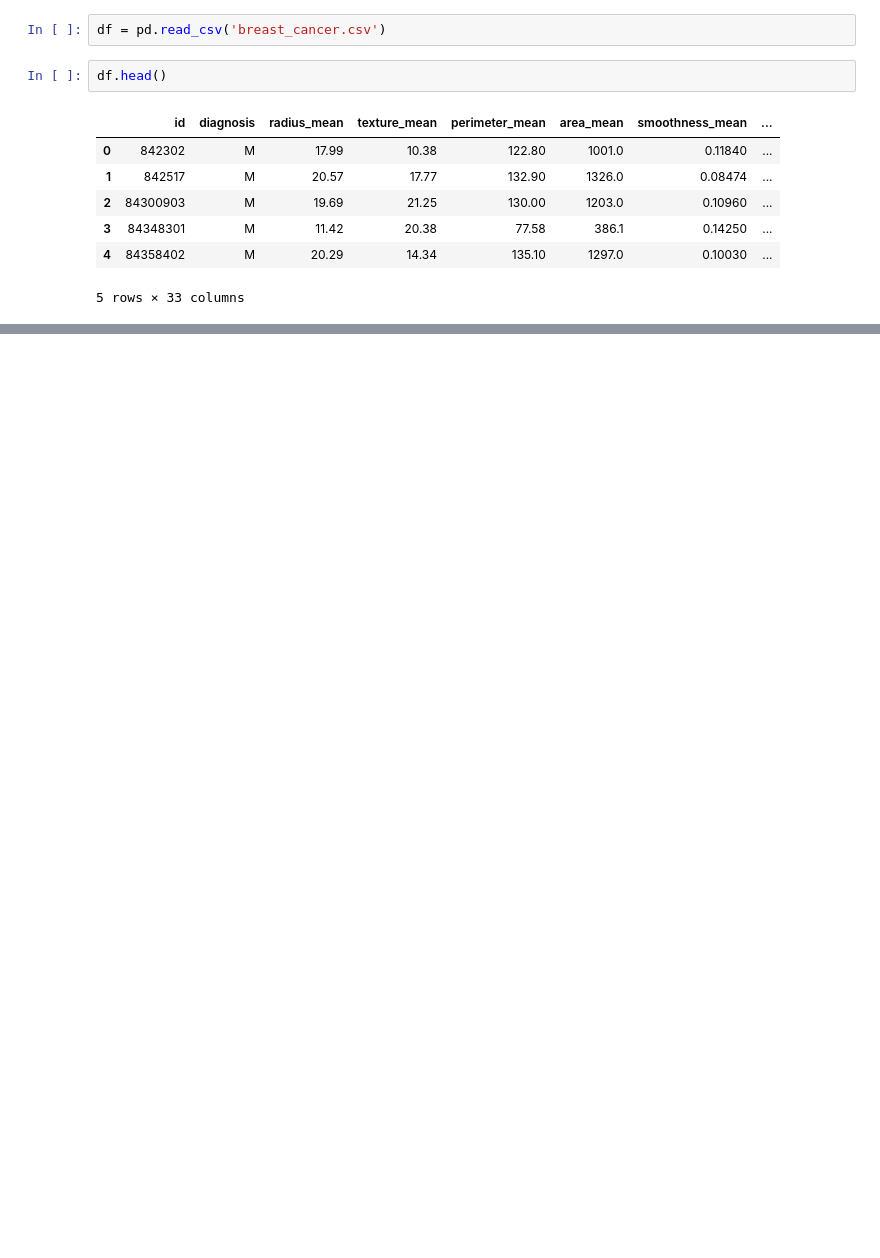
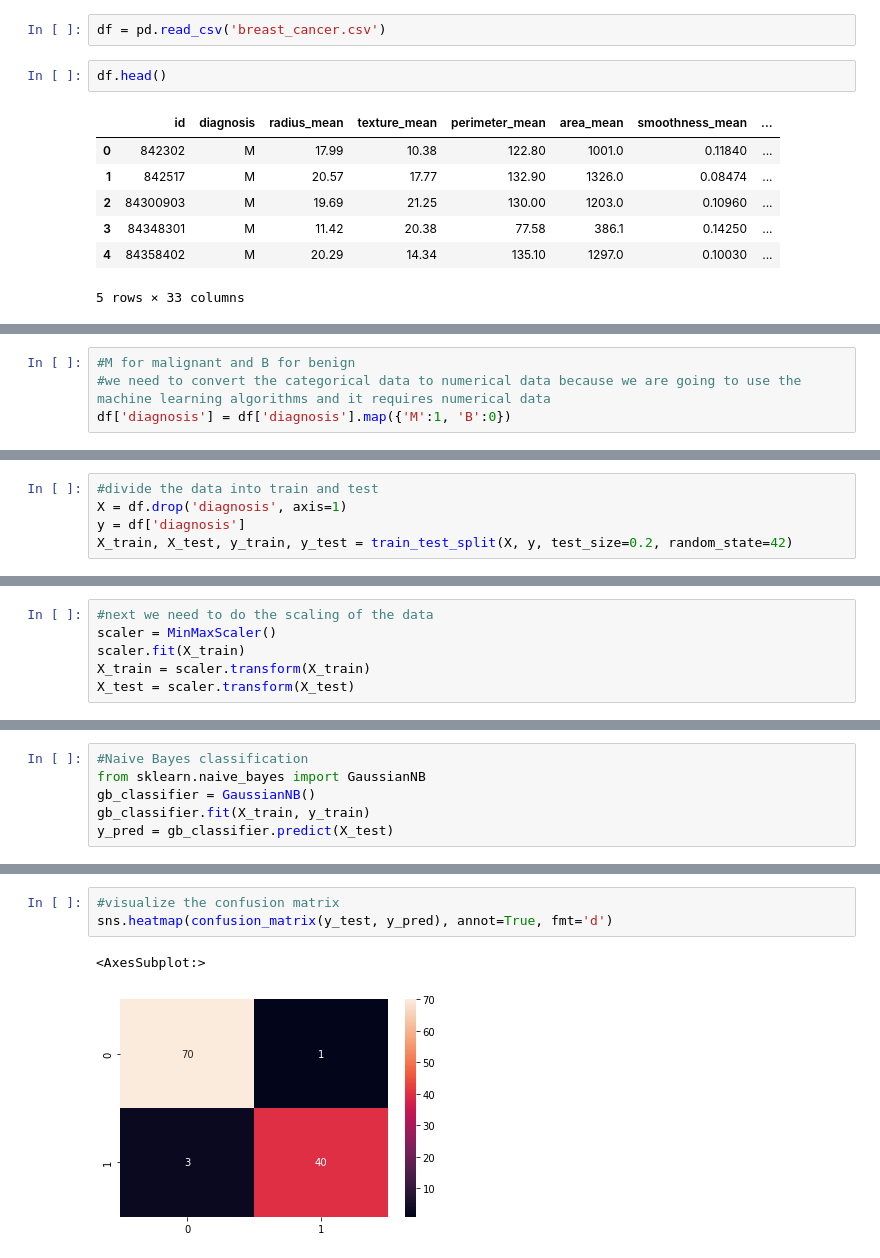
Before and after one commit to aliyusifov99/ml_course_utp, a Jupyter notebook: classification.ipynb, the cells around one changed output, grey strips where cells are left out. Cells and saved outputs as stored; diff of their text form; blank space fills up the shorter version.

Commit message:
classification done

```diff
--- a/classification.ipynb
+++ b/classification.ipynb
@@ -18,0 +101,4 @@ df.head()
+# %%
+#M for malignant and B for benign
+#we need to convert the categorical data to numerical data because we are going to use the machine learning algorithms and it requires numerical data
+df['diagnosis'] = df['diagnosis'].map({'M':1, 'B':0})
@@ -18,0 +120,5 @@ df.head()
+# %%
+#divide the data into train and test
+X = df.drop('diagnosis', axis=1)
+y = df['diagnosis']
+X_train, X_test, y_train, y_test = train_test_split(X, y, test_size=0.2, random_state=42)
@@ -18,0 +133,6 @@ df.head()
+# %%
+#next we need to do the scaling of the data
+scaler = MinMaxScaler()
+scaler.fit(X_train)
+X_train = scaler.transform(X_train)
+X_test = scaler.transform(X_test)
@@ -18,0 +150,6 @@ df.head()
+# %%
+#Naive Bayes classification
+from sklearn.naive_bayes import GaussianNB
+gb_classifier = GaussianNB()
+gb_classifier.fit(X_train, y_train)
+y_pred = gb_classifier.predict(X_test)
@@ -18,0 +172,6 @@ df.head()
+# %%
+#visualize the confusion matrix
+sns.heatmap(confusion_matrix(y_test, y_pred), annot=True, fmt='d')
+# %% [output]
+<AxesSubplot:>
+[figure, added]
```
Also changed, not shown: parts of 38 cells of this notebook, 1 other file.
